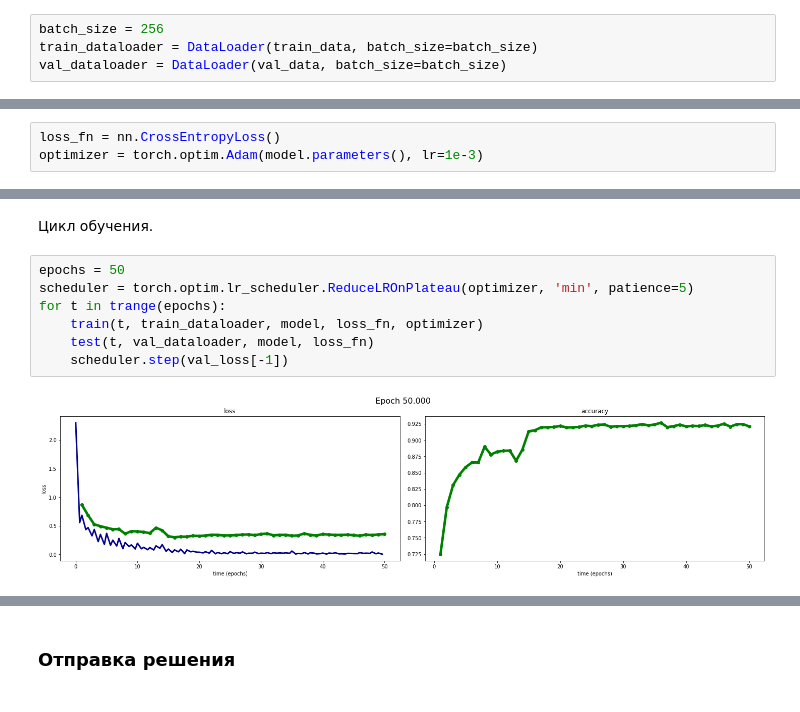
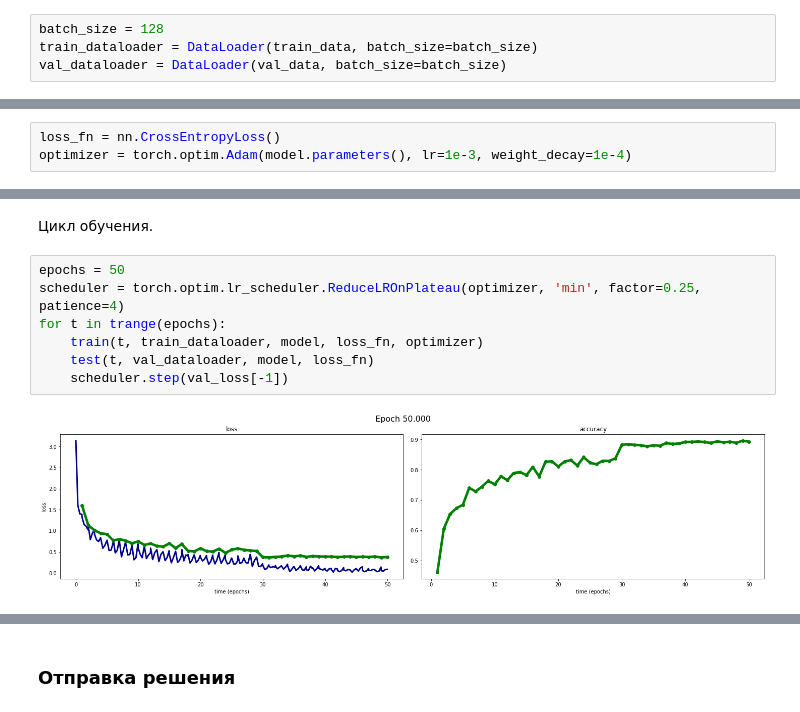
Before and after one commit to vsgolovin/hse-homework, a Jupyter notebook: cv-hw05/homework5.ipynb, the cells around one changed output, grey strips where cells are left out. Saved outputs shown, nothing was run; the diff lists cells and outputs as text.

```diff
--- a/cv-hw05/homework5.ipynb
+++ b/cv-hw05/homework5.ipynb
@@ -192,7 +198,7 @@ train_data, val_data = torch.utils.data.random_split(
 # %% [markdown]
 Инициализируем data loader-ы.
 # %%
-batch_size = 256
+batch_size = 128
 train_dataloader = DataLoader(train_data, batch_size=batch_size)
 val_dataloader = DataLoader(val_data, batch_size=batch_size)
 # %% [markdown]
@@ -289,7 +384,7 @@ VGG(
 Задаем функцию потерь (цель оптимизации) и оптимизатор.
 # %%
 loss_fn = nn.CrossEntropyLoss()
-optimizer = torch.optim.Adam(model.parameters(), lr=1e-3)
+optimizer = torch.optim.Adam(model.parameters(), lr=1e-3, weight_decay=1e-4)
 # %% [markdown]
 Код для визуализации процесса обучения.
 
@@ -356,13 +451,13 @@ def test(epoch, dataloader, model, loss_fn):
 Цикл обучения.
 # %%
 epochs = 50
-scheduler = torch.optim.lr_scheduler.ReduceLROnPlateau(optimizer, 'min', patience=5)
+scheduler = torch.optim.lr_scheduler.ReduceLROnPlateau(optimizer, 'min', factor=0.25, patience=4)
 for t in trange(epochs):
     train(t, train_dataloader, model, loss_fn, optimizer)
     test(t, val_dataloader, model, loss_fn)
     scheduler.step(val_loss[-1])
 # %% [output]
-[figure, old version]
+[figure, new version]
 # %%
 np.mean(sorted(val_acc)[-5:])
 # %% [output]
```
Also changed, not shown: parts of 9 cells of this notebook.
